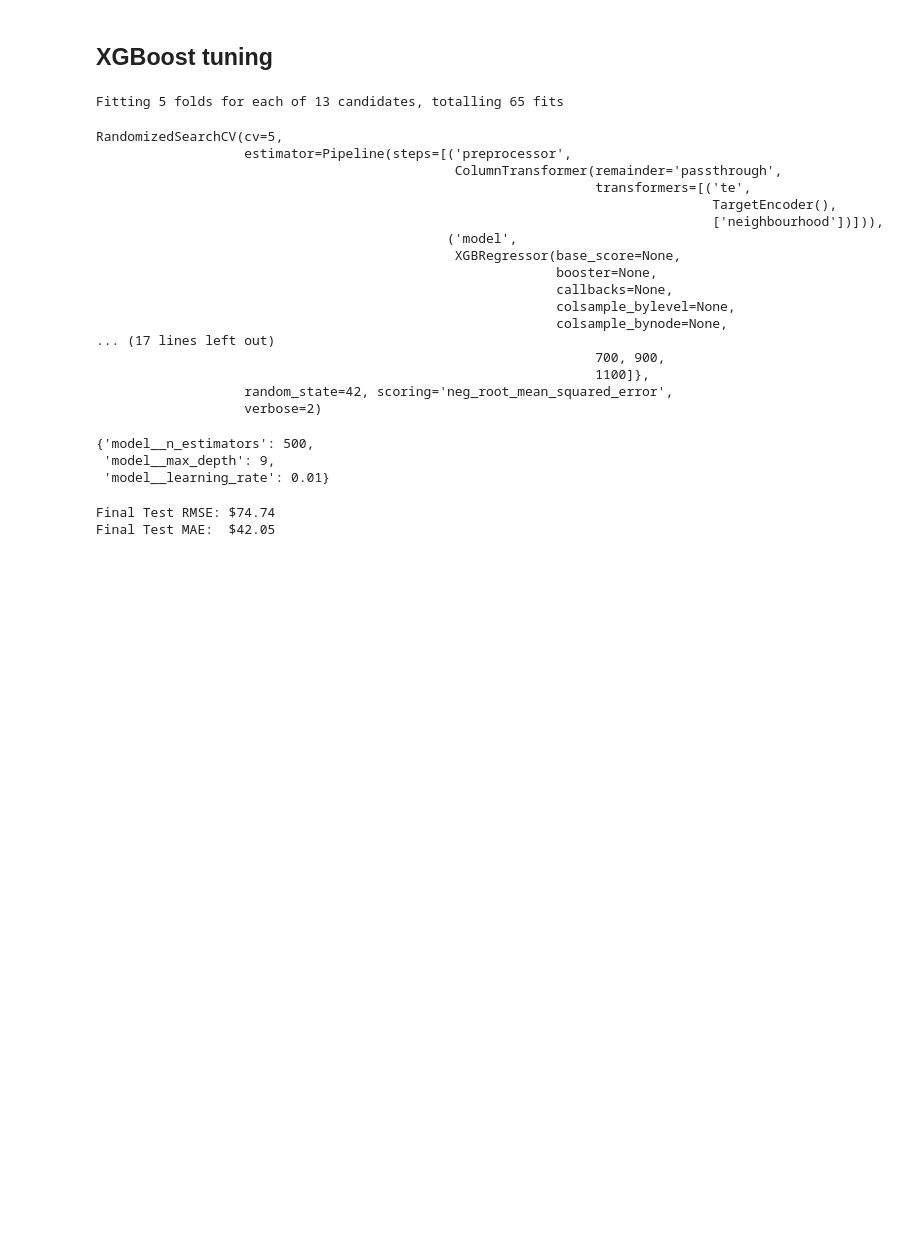
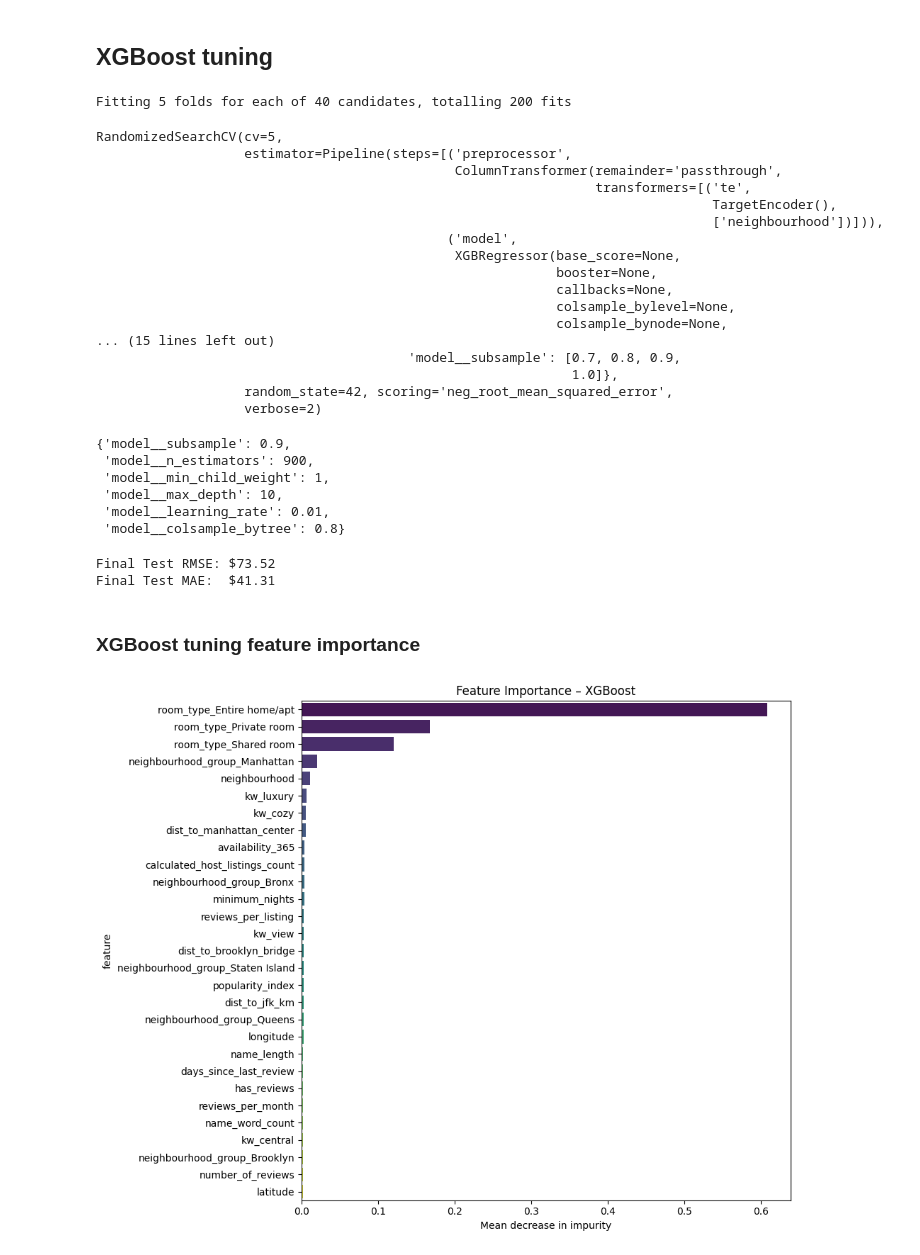
Before and after one commit to Handras18/New-York-City-Airbnb, a Jupyter notebook: 04_modeling.ipynb, the cells around one changed output. Drawn from its saved outputs; the diff is of its cells as text; code cells hidden in the pictures; blank space fills up the shorter version.

Commit message:
Update XGBoost tuning

```diff
--- a/04_modeling.ipynb
+++ b/04_modeling.ipynb
@@ -228,11 +242,12 @@ plt.show()
 # %% [markdown]
 ## XGBoost tuning
 # %%
-param_dist={'model__max_depth': [3, 5, 7, 9, 11, 13,15],'model__learning_rate':[0.001, 0.005, 0.007, 0.01, 0.05, 0.1, 0.3], 'model__n_estimators': [100, 300, 500, 700, 900,1100]}
-xgb_cv=RandomizedSearchCV(estimator=xgb_pipe,param_distributions=param_dist,n_iter=13,scoring='neg_root_mean_squared_error',cv=5,verbose=2,n_jobs=-1,random_state=42)
+param_dist={'model__max_depth': [4, 5, 6, 7, 8, 9, 10,],'model__learning_rate':[ 0.01, 0.05, 0.1, 0.3], 'model__n_estimators': [300, 500, 700, 900,1100],
+            'model__subsample': [0.7, 0.8, 0.9, 1.0],'model__colsample_bytree': [0.7, 0.8, 0.9, 1.0],'model__min_child_weight': [1, 3, 5, 7],}
+xgb_cv=RandomizedSearchCV(estimator=xgb_pipe,param_distributions=param_dist,n_iter=40,scoring='neg_root_mean_squared_error',cv=5,verbose=2,n_jobs=-1,random_state=42)
 xgb_cv.fit(X_train,y_train)
 # %% [output]
-Fitting 5 folds for each of 13 candidates, totalling 65 fits
+Fitting 5 folds for each of 40 candidates, totalling 200 fits
 RandomizedSearchCV(cv=5,
                    estimator=Pipeline(steps=[('preprocessor',
                                               ColumnTransformer(remainder='passthrough',
@@ -245,17 +260,20 @@ RandomizedSearchCV(cv=5,
                                                            callbacks=None,
                                                            colsample_bylevel=None,
                                                            colsample_bynode=None,
-... (17 lines left out)
-                                                                700, 900,
-                                                                1100]},
+... (15 lines left out)
+                                        'model__subsample': [0.7, 0.8, 0.9,
+                                                             1.0]},
                    random_state=42, scoring='neg_root_mean_squared_error',
                    verbose=2)
 # %%
 xgb_cv.best_params_
 # %% [output]
-{'model__n_estimators': 500,
- 'model__max_depth': 9,
- 'model__learning_rate': 0.01}
+{'model__subsample': 0.9,
+ 'model__n_estimators': 900,
+ 'model__min_child_weight': 1,
+ 'model__max_depth': 10,
+ 'model__learning_rate': 0.01,
+ 'model__colsample_bytree': 0.8}
 # %%
 xgb_final_pipe=xgb_cv.best_estimator_
 # %%
@@ -265,5 +283,21 @@ y_test_usd = np.expm1(y_test)
 print(f"Final Test RMSE: ${root_mean_squared_error(y_test_usd, y_pred_usd):.2f}")
 print(f"Final Test MAE:  ${mean_absolute_error(y_test_usd, y_pred_usd):.2f}")
 # %% [output]
-Final Test RMSE: $74.74
-Final Test MAE:  $42.05
+Final Test RMSE: $73.52
+Final Test MAE:  $41.31
+# %%
+xgb_final_df = (
+    pd.DataFrame({'feature': X.columns, 'importance': xgb_final_pipe.named_steps['model'].feature_importances_})
+    .sort_values('importance', ascending=False)
+)
+# %% [markdown]
+### XGBoost tuning feature importance
+# %%
+plt.figure(figsize=(10, 8))
+sns.barplot(data=xgb_final_df, x='importance', y='feature',hue='feature',palette='viridis',legend=False)
+plt.title('Feature Importance – XGBoost')
+plt.xlabel('Mean decrease in impurity')
+plt.tight_layout()
+plt.show()
+# %% [output]
+[figure, added]
```
Also changed, not shown: parts of 4 cells of this notebook.
